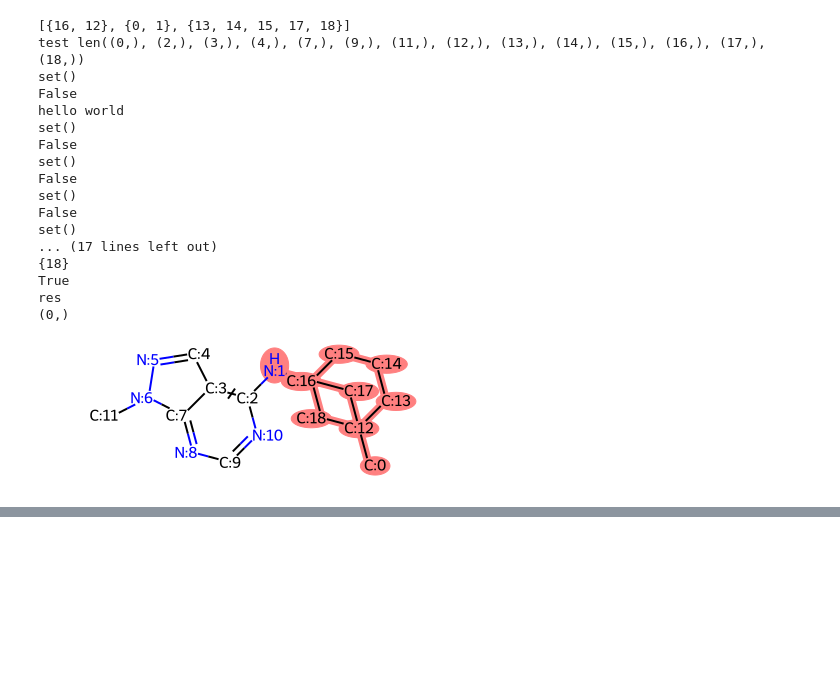
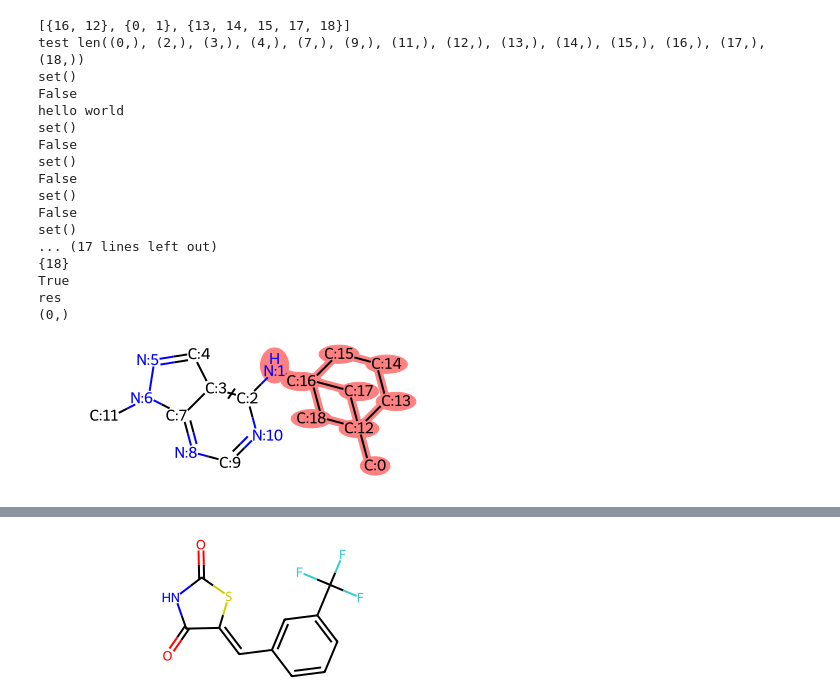
Before and after one commit to jgxs/bridge_ring_dataset, a Jupyter notebook: Bridged_ring/PDB_rings/PHE2BCH_pairs/scripts/phe2bch.ipynb, the cells around one changed output, grey strips where cells are left out. Cells and saved outputs as stored; diff of their text form; code cells hidden in the pictures; blank space fills up the shorter version.

```diff
--- a/Bridged_ring/PDB_rings/PHE2BCH_pairs/scripts/phe2bch.ipynb
+++ b/Bridged_ring/PDB_rings/PHE2BCH_pairs/scripts/phe2bch.ipynb
@@ -1077,0 +1077,10 @@ res
+# %%
+inp = "0FS_3vc4"
+key = inp.split("_")[0]
+pdb_id = inp.split("_")[1]
+lig_smi = ligands_smi[key][0]
+# print(lig_smi)
+pdb_path = f"/home/chengyj/kinase_work/dataset/Bridged_ring/PDB_rings/PHE2BCH_pairs/pdb_dataset/pdb/pdb{pdb_id}.ent"
+# print(pdb_path)
+lig_Block = exctract_ligand_from_pdb(pdb_path, key, lig_smi, f"{key}_{pdb_id}_sin.pdb")
+test = phe2bch_topdb_debug(lig_smi, lig_Block, f"{key}_{pdb_id}_bch.pdb")
@@ -1077,0 +1105,5 @@ res
+# %%
+mol_test = Chem.MolFromSmiles(lig_smi)
+mol_test
+# %% [output]
+[figure, added]
```
Also changed, not shown: parts of 5 cells of this notebook, 2 other files.
